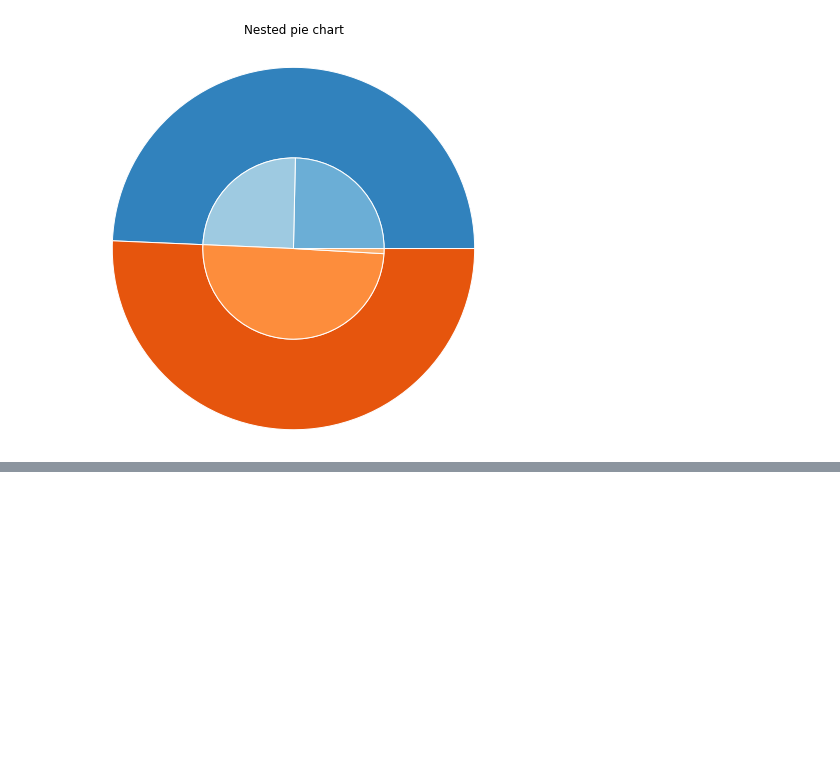
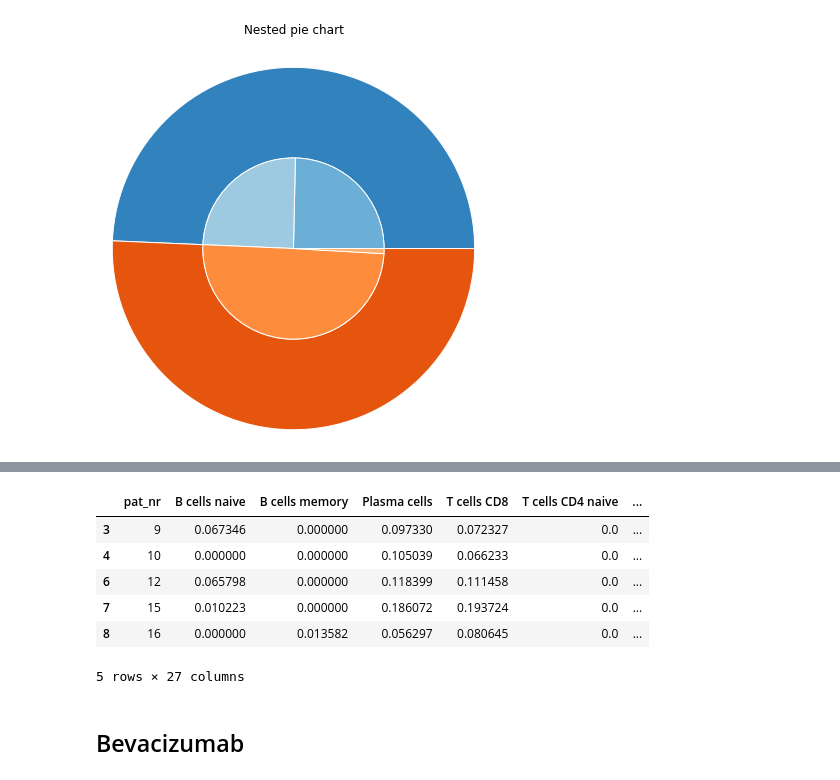
Before and after one commit to HeikeModest/Med_Data_Analysis, a Jupyter notebook: notebooks/read_data.ipynb, the cells around one changed output, grey strips where cells are left out. Drawn from its saved outputs; the diff is of its cells as text; code cells hidden in the pictures; blank space fills up the shorter version.

```diff
--- a/notebooks/read_data.ipynb
+++ b/notebooks/read_data.ipynb
@@ -453,0 +153,16 @@ ConfusionMatrixDisplay(cm).plot()
+# %%
+cetux = cetux.drop(['arm', 'ecog', 'Correlation', 'RMSE', 'study', 'CET1_REST0', 'MOL_SG', 'RNA_Probe', 'predictedCMS', 'nearestCMS', 'detaiL_primloc', 'primeloc_side', 'liver', 'lung',
+       'LKMETS', 'PERITONEAL', 'other', 'liver_only', 'no_organs', 'secresec',
+       'pfs', 'pfs_time_mo', 'os', 'os_time_mo', 'bor1', 'orr1', 'dpr1',
+       'ets_cat', 'SYNCH_META', 'PRIMARY_RES', 'RADIOVORHER', 'LK', 'AP',
+       'CTX_ADJ', 'filter_$'], axis = 1)
+# %%
+cetux.head()
+# %% [output]
+|  | pat_nr | B cells naive | B cells memory | Plasma cells | T cells CD8 | T cells CD4 naive | ... |
+| 3 | 9 | 0.067346 | 0.000000 | 0.097330 | 0.072327 | 0.0 | ... |
+| 4 | 10 | 0.000000 | 0.000000 | 0.105039 | 0.066233 | 0.0 | ... |
+| 6 | 12 | 0.065798 | 0.000000 | 0.118399 | 0.111458 | 0.0 | ... |
+| 7 | 15 | 0.010223 | 0.000000 | 0.186072 | 0.193724 | 0.0 | ... |
+| 8 | 16 | 0.000000 | 0.013582 | 0.056297 | 0.080645 | 0.0 | ... |
+5 rows × 27 columns
@@ -453,0 +171,2 @@ ConfusionMatrixDisplay(cm).plot()
+# %% [markdown]
+## Bevacizumab
```
Also changed, not shown: parts of 61 cells of this notebook.
